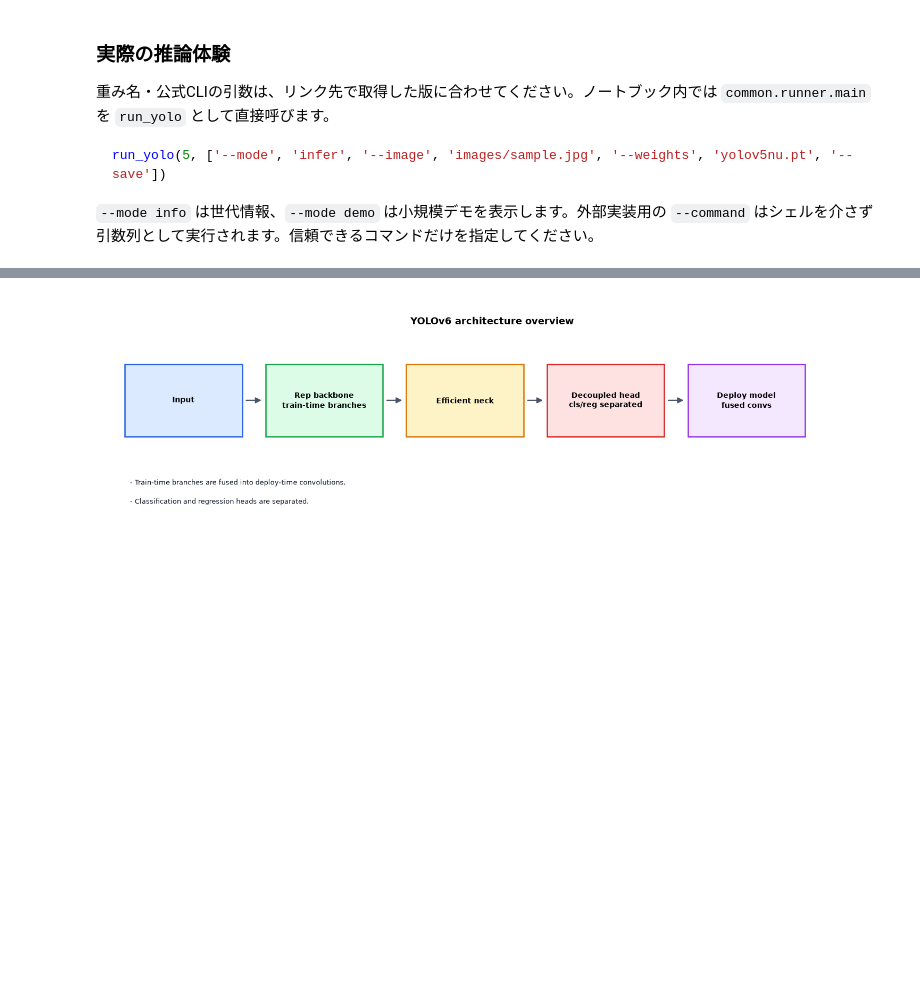
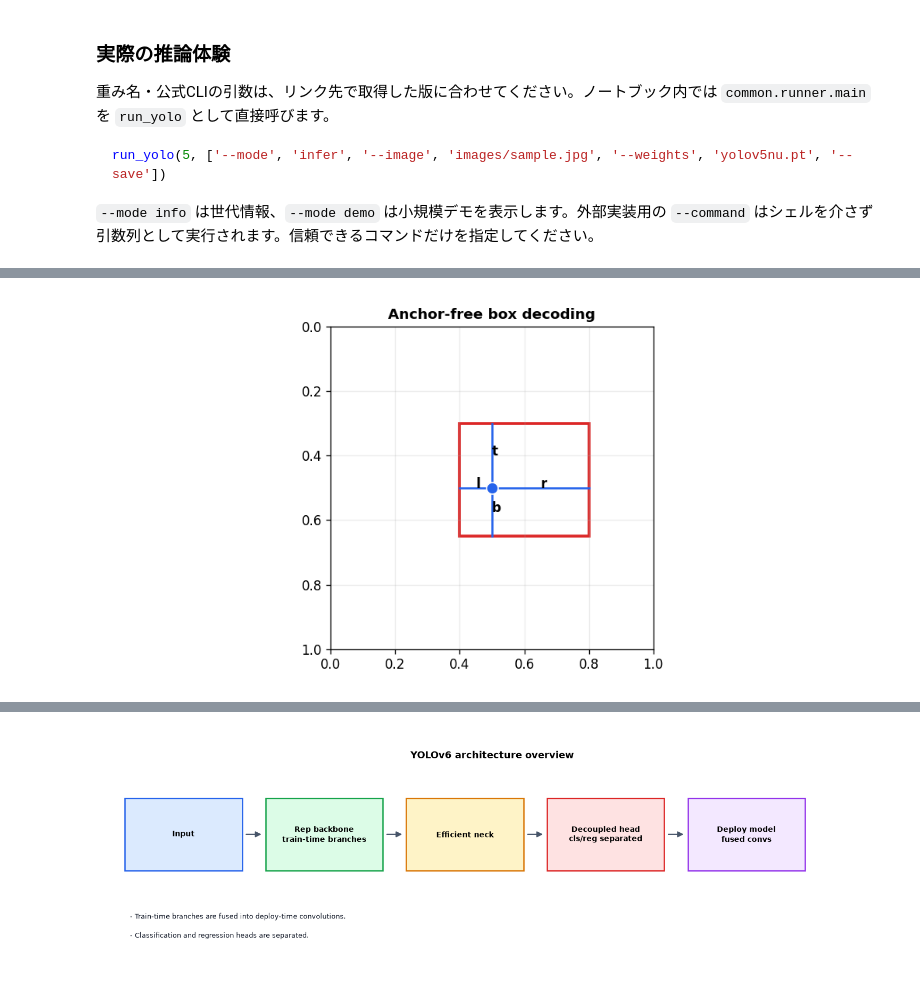
Before and after one commit to Kast8/YOLOs, a Jupyter notebook: yolo_history_tutorial.ipynb, the cells around one changed output, grey strips where cells are left out. Cells and saved outputs as stored; diff of their text form; code cells hidden in the pictures; blank space fills up the shorter version.

```diff
--- a/yolo_history_tutorial.ipynb
+++ b/yolo_history_tutorial.ipynb
@@ -1083,0 +1137,4 @@ run_yolo(5, ['--mode', 'infer', '--image', 'images/sample.jpg', '--weights', 'yo
+# %%
+display_yolo_element_demo(8, 'anchor_free')
+# %% [output]
+[figure, added]
```
Also changed, not shown: parts of 25 cells of this notebook, 4 other files.
